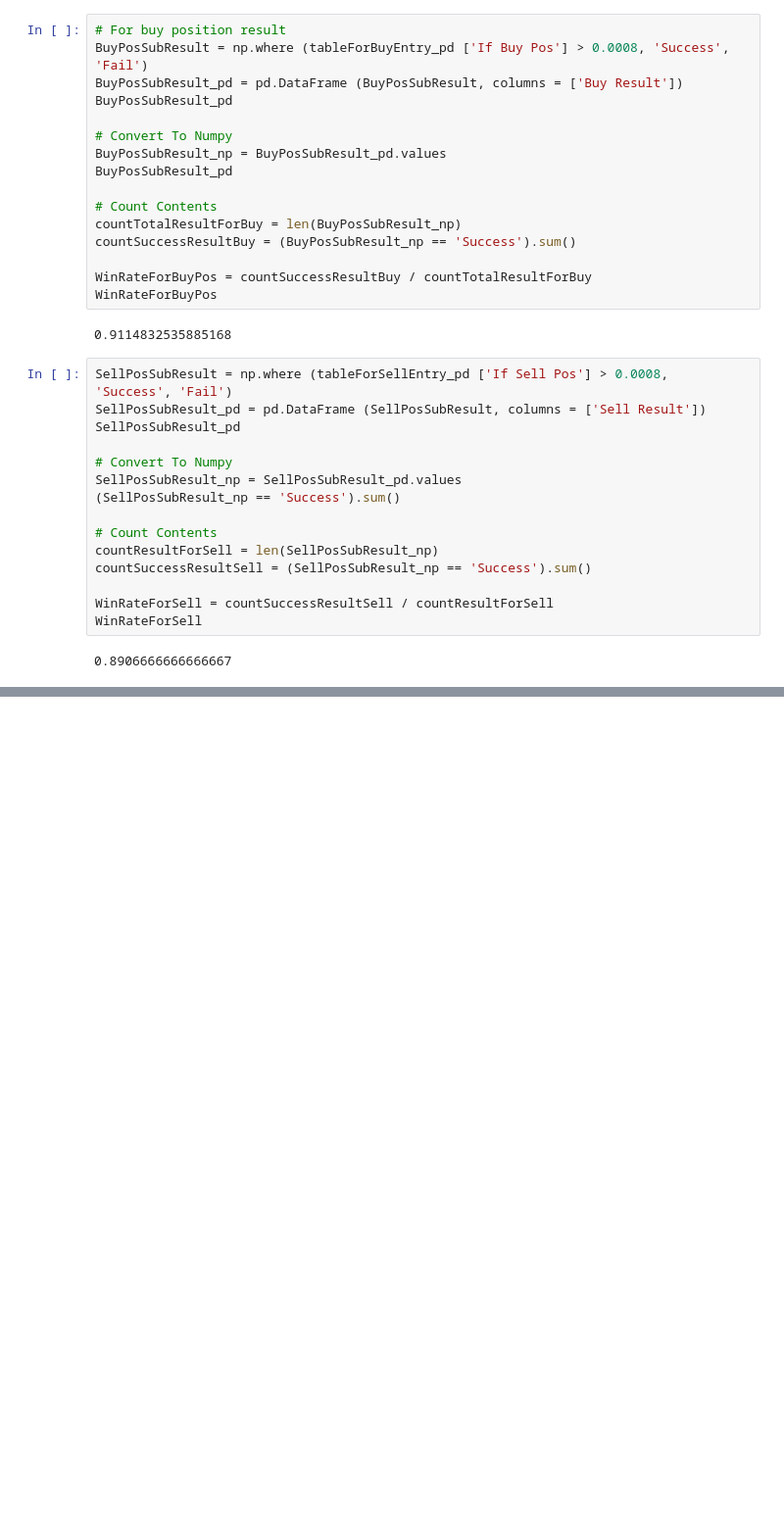
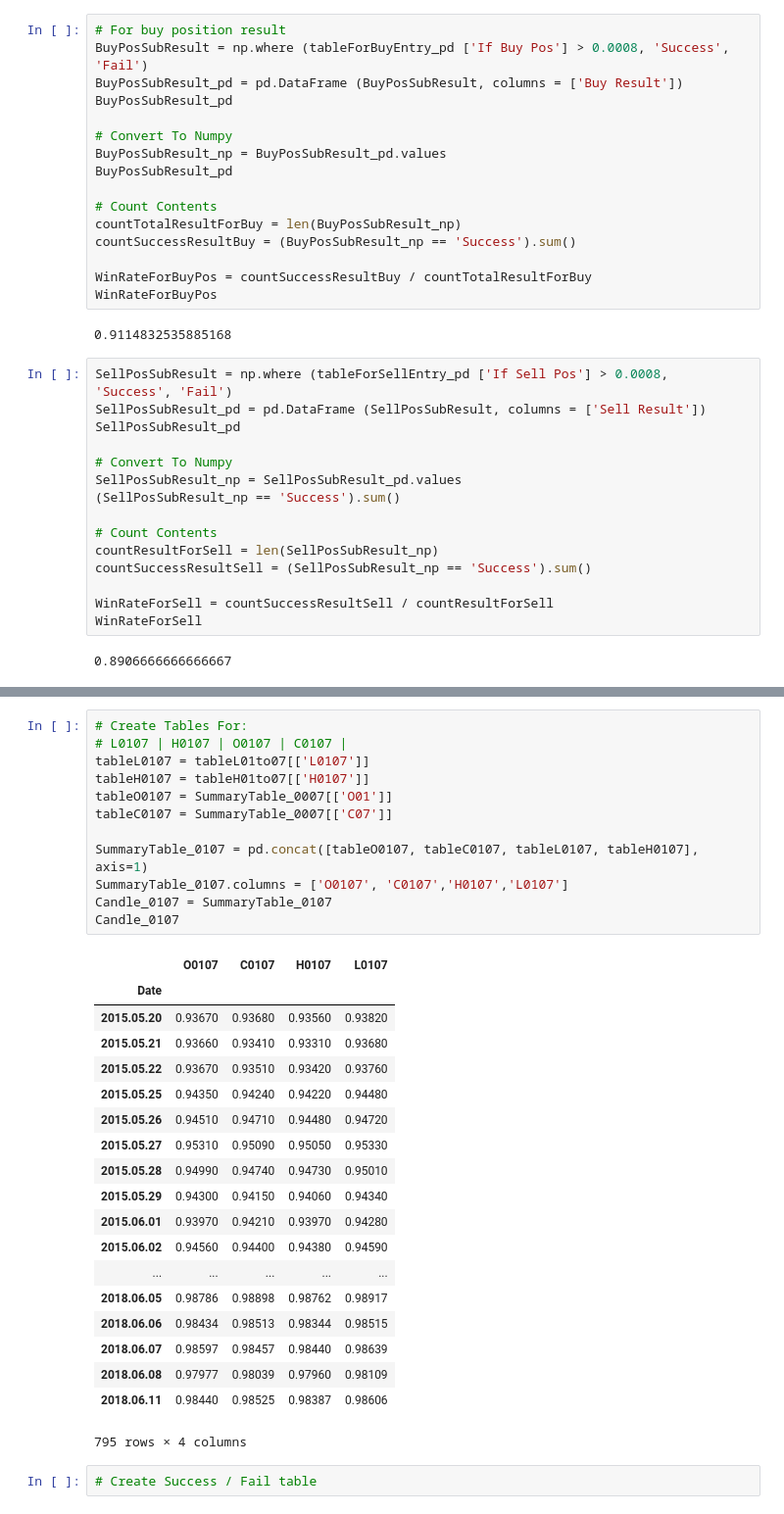
Before and after one commit to MstrMnd21/analytics-python-currency, a Jupyter notebook: Analytics-V3-Module02.ipynb, the cells around one changed output, grey strips where cells are left out. Shown at 98% size. Drawn from its saved outputs; the diff is of its cells as text; blank space fills up the shorter version.

```diff
--- a/Analytics-V3-Module02.ipynb
+++ b/Analytics-V3-Module02.ipynb
@@ -315,0 +309,34 @@ See the caveats in the documentation: http://pandas.pydata.org/pandas-docs/stabl
+# %%
+# Create Tables For:
+# L0107 | H0107 | O0107 | C0107 |
+tableL0107 = tableL01to07[['L0107']]
+tableH0107 = tableH01to07[['H0107']]
+tableO0107 = SummaryTable_0007[['O01']]
+tableC0107 = SummaryTable_0007[['C07']]
+
+SummaryTable_0107 = pd.concat([tableO0107, tableC0107, tableL0107, tableH0107], axis=1)
+SummaryTable_0107.columns = ['O0107', 'C0107','H0107','L0107']
+Candle_0107 = SummaryTable_0107
+Candle_0107
+# %% [output]
+|  | O0107 | C0107 | H0107 | L0107 |
+| Date |  |  |  |  |
+| 2015.05.20 | 0.93670 | 0.93680 | 0.93560 | 0.93820 |
+| 2015.05.21 | 0.93660 | 0.93410 | 0.93310 | 0.93680 |
+| 2015.05.22 | 0.93670 | 0.93510 | 0.93420 | 0.93760 |
+| 2015.05.25 | 0.94350 | 0.94240 | 0.94220 | 0.94480 |
+| 2015.05.26 | 0.94510 | 0.94710 | 0.94480 | 0.94720 |
+| 2015.05.27 | 0.95310 | 0.95090 | 0.95050 | 0.95330 |
+| 2015.05.28 | 0.94990 | 0.94740 | 0.94730 | 0.95010 |
+| 2015.05.29 | 0.94300 | 0.94150 | 0.94060 | 0.94340 |
+| 2015.06.01 | 0.93970 | 0.94210 | 0.93970 | 0.94280 |
+| 2015.06.02 | 0.94560 | 0.94400 | 0.94380 | 0.94590 |
+| ... | ... | ... | ... | ... |
+| 2018.06.05 | 0.98786 | 0.98898 | 0.98762 | 0.98917 |
+| 2018.06.06 | 0.98434 | 0.98513 | 0.98344 | 0.98515 |
+| 2018.06.07 | 0.98597 | 0.98457 | 0.98440 | 0.98639 |
+| 2018.06.08 | 0.97977 | 0.98039 | 0.97960 | 0.98109 |
+| 2018.06.11 | 0.98440 | 0.98525 | 0.98387 | 0.98606 |
+795 rows × 4 columns
+# %%
+# Create Success / Fail table
```
Also changed, not shown: parts of 5 cells of this notebook, 8 other files.
